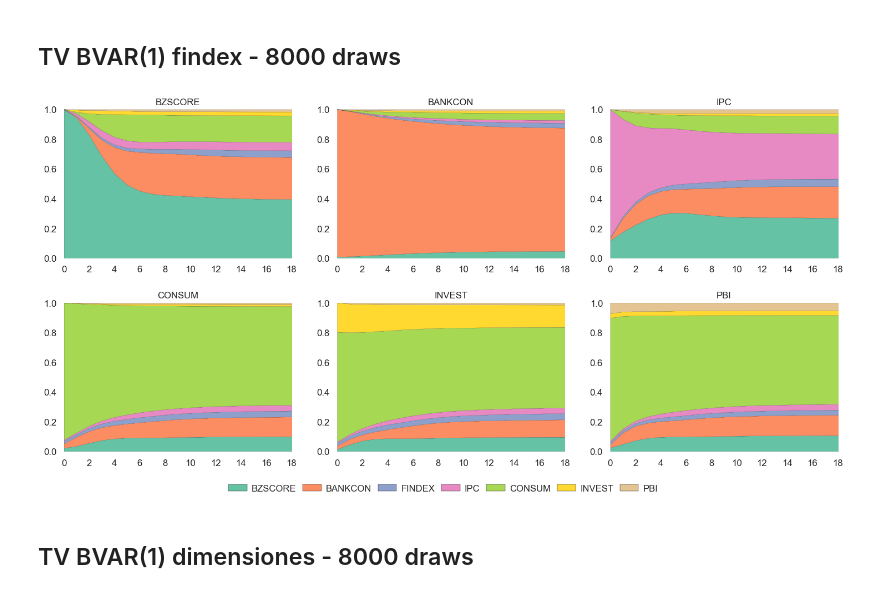
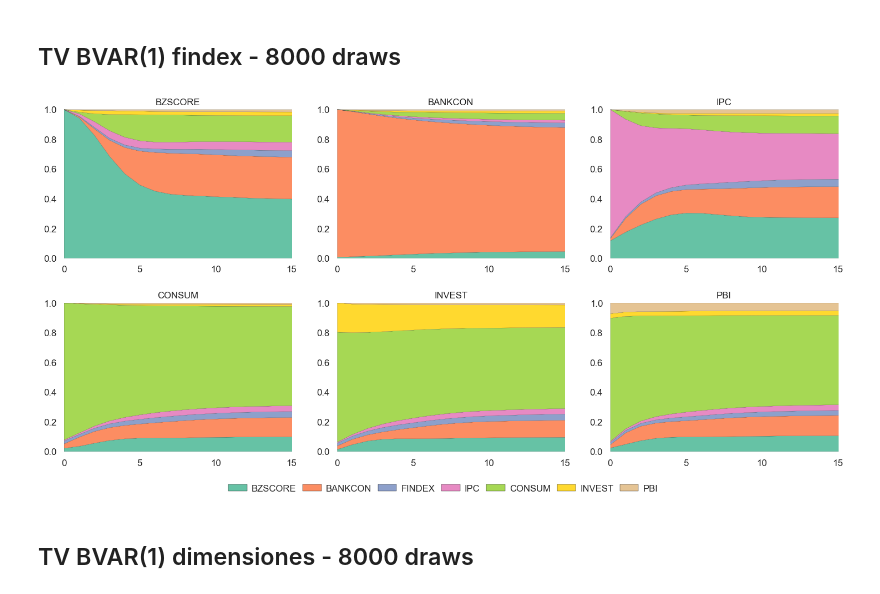
Before and after one commit to GabrielDelCarpio/Tesis-paper, a Jupyter notebook: Data y gráficos/Gráficos de Tesis/FEVD/FEVD.ipynb, the cells around one changed output. Cells and saved outputs as stored; diff of their text form; code cells hidden in the pictures.

```diff
--- a/Data y gráficos/Gráficos de Tesis/FEVD/FEVD.ipynb
+++ b/Data y gráficos/Gráficos de Tesis/FEVD/FEVD.ipynb
@@ -187,35 +176,35 @@ for idx, var in enumerate(variables_objetivo):
             color=colores[i],
             linewidth=0.1,  # línea divisora muy delgada
             edgecolor='black'
         )
         base = top
 
     ax.set_xlim(0, 14)
     ax.set_ylim(0, 1)
-    ax.set_xticks(range(0, 20, 2))
+    ax.set_xticks(range(0, 20, 5))
     ax.set_title(f'{var.split()[0]}', fontsize=12, color='#222222')
 
     # Quitar bordes del gráfico
     for spine in ax.spines.values():
         spine.set_visible(False)
 
 # Leyenda general
 handles = [plt.Rectangle((0,0),1,1, color=colores[i], ec='black', linewidth=0.3) for i in range(len(explicativas))]
 fig.legend(
     handles, explicativas,
     loc='lower center',
     ncol=9,
     frameon=False,
     fontsize=12,
     handletextpad=0.5,   # reduce espacio entre color y texto
     columnspacing=0.7    # reduce espacio entre columnas
 )
 
 # Ajuste de espaciado
 plt.subplots_adjust(hspace=0.3)
 plt.show()
 # %% [output]
-[figure, old version]
+[figure, new version]
 # %% [markdown]
 ## TV BVAR(1) dimensiones - 8000 draws
 # %%
```
Also changed, not shown: parts of 9 cells of this notebook, 4 other files.
